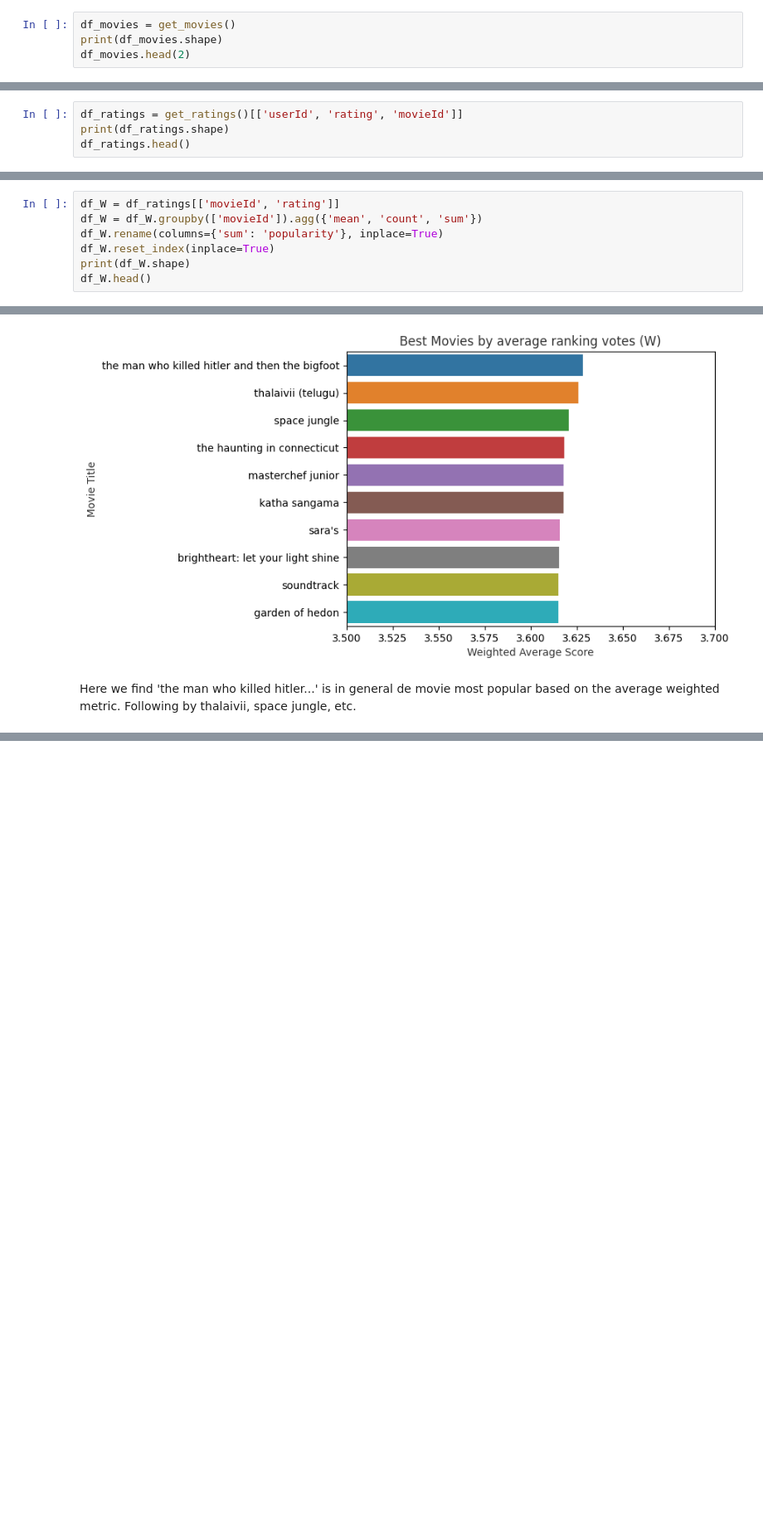
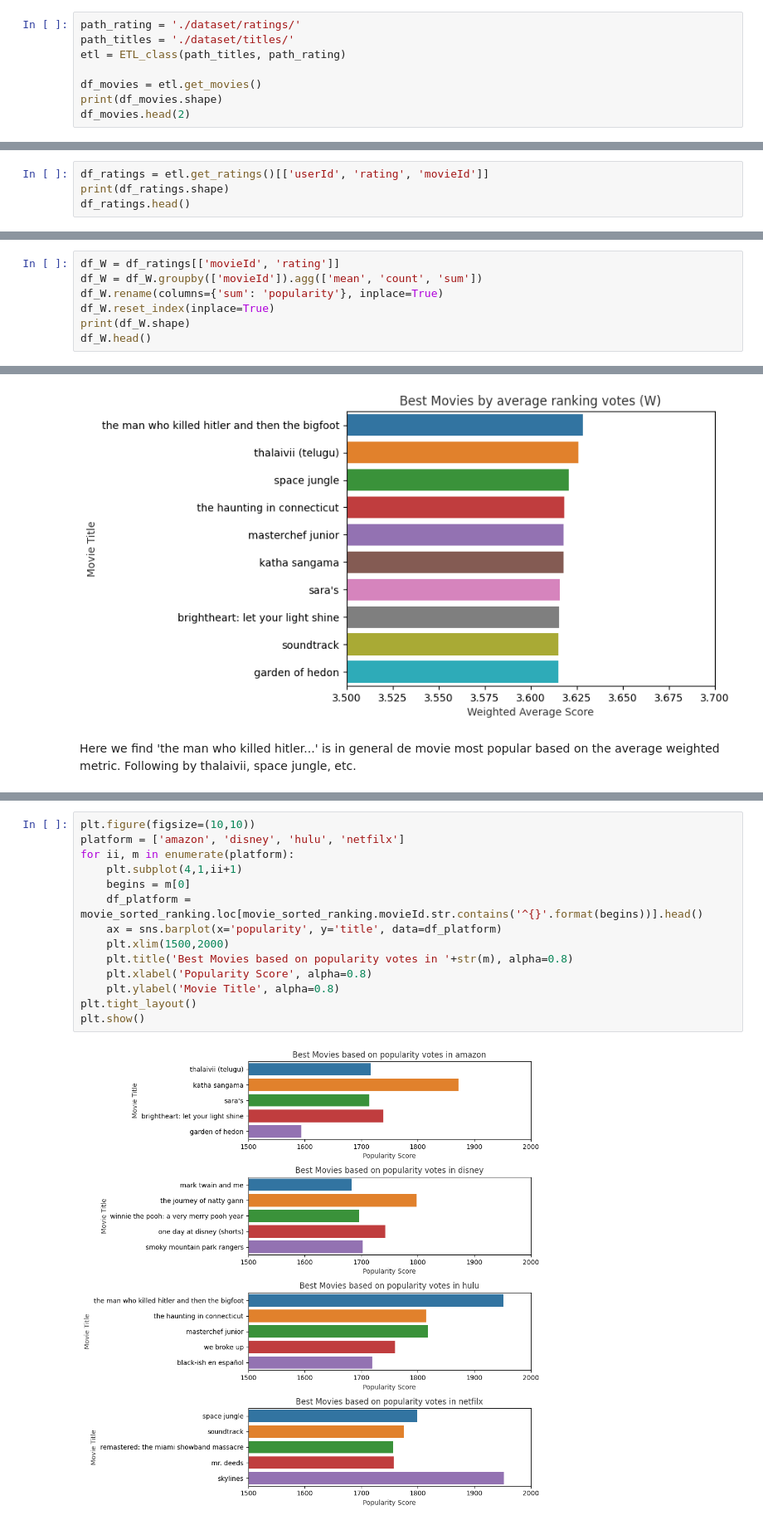
Before and after one commit to jpradas1/A_Model_Recommendation, a Jupyter notebook: Recommendation_System_1.ipynb, the cells around one changed output, grey strips where cells are left out. Shown: that part at 83% size. Cells and saved outputs as stored; diff of their text form; blank space fills up the shorter version.

```diff
--- a/Recommendation_System.ipynb
+++ b/Recommendation_System_1.ipynb
@@ -14,5 +13,9 @@ from ETL import get_ratings
 # %%
-df_movies = get_movies()
+path_rating = './dataset/ratings/'
+path_titles = './dataset/titles/'
+etl = ETL_class(path_titles, path_rating)
+
+df_movies = etl.get_movies()
 print(df_movies.shape)
 df_movies.head(2)
 # %% [output]
@@ -21,7 +24,7 @@ df_movies.head(2)
 | 0 | as1 | s1 | movie | the grand seduction | don mckellar | brendan gleeson, taylor kitsch, g... | canada | 2021-03-30 | 2014 | g | ... |
 | 1 | as2 | s2 | movie | take care good night | girish joshi | mahesh manjrekar, abhay mahajan, ... | india | 2021-03-30 | 2018 | 13+ | ... |
 # %%
-df_ratings = get_ratings()[['userId', 'rating', 'movieId']]
+df_ratings = etl.get_ratings()[['userId', 'rating', 'movieId']]
 print(df_ratings.shape)
 df_ratings.head()
 # %% [output]
@@ -57,7 +60,7 @@ $$
 Thus, let's start by defining this variables
 # %%
 df_W = df_ratings[['movieId', 'rating']]
-df_W = df_W.groupby(['movieId']).agg({'mean', 'count', 'sum'})
+df_W = df_W.groupby(['movieId']).agg(['mean', 'count', 'sum'])
 df_W.rename(columns={'sum': 'popularity'}, inplace=True)
 df_W.reset_index(inplace=True)
 print(df_W.shape)
@@ -150,0 +154,16 @@ So is in the previous figure we see where come the best titles from
+# %%
+plt.figure(figsize=(10,10))
+platform = ['amazon', 'disney', 'hulu', 'netfilx']
+for ii, m in enumerate(platform):
+    plt.subplot(4,1,ii+1)
+    begins = m[0]
+    df_platform = movie_sorted_ranking.loc[movie_sorted_ranking.movieId.str.contains('^{}'.format(begins))].head()
+    ax = sns.barplot(x='popularity', y='title', data=df_platform)
+    plt.xlim(1500,2000)
+    plt.title('Best Movies based on popularity votes in '+str(m), alpha=0.8)
+    plt.xlabel('Popularity Score', alpha=0.8)
+    plt.ylabel('Movie Title', alpha=0.8)
+plt.tight_layout()
+plt.show()
+# %% [output]
+[figure, added]
```
Also changed, not shown: parts of 9 cells of this notebook, 2 other files.
